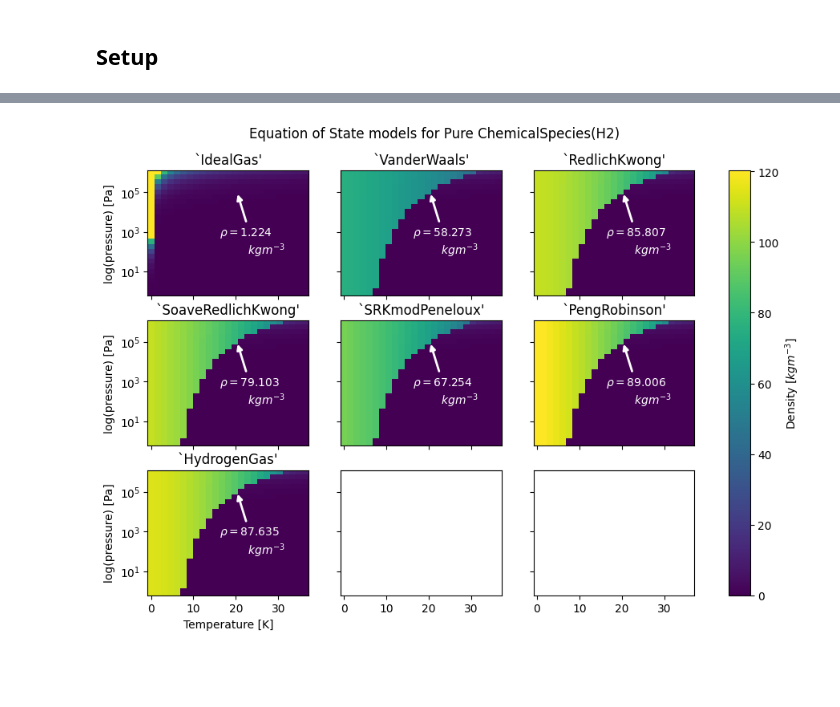
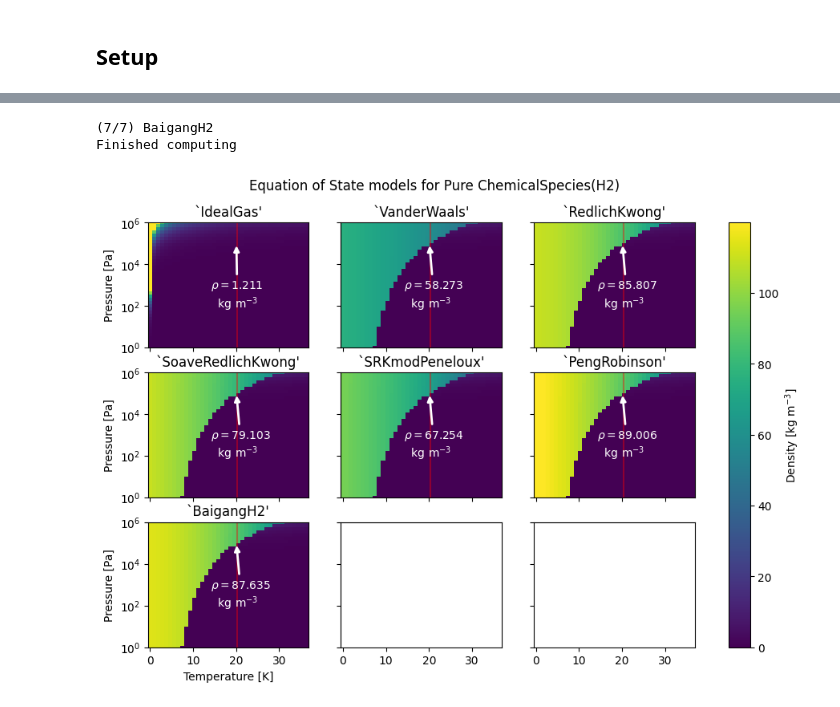
Before and after one commit to yaseen157/carpy, a Jupyter notebook: docs/source/demo/Equations of State.ipynb, the cells around one changed output, grey strips where cells are left out. Cells and saved outputs as stored; diff of their text form; code cells hidden in the pictures; blank space fills up the shorter version.

```diff
--- a/docs/source/demo/Equations of State.ipynb
+++ b/docs/source/demo/Equations of State.ipynb
@@ -66,46 +154,6 @@ Finished computing
-# %%
-# Figure parameters
-figwidth = 11
-ncols = 3
-aspect = 1.6
-dens_lo = 0
-dens_hi = max([np.percentile(v, 95) for (_, v) in dens_data.items()])
-
-# Create figure
-nrows = int(np.ceil(len(equations_of_state) / ncols))
-fig, axs = plt.subplots(ncols=ncols, nrows=nrows, sharex=True, sharey=True)
-fig.set_figwidth(figwidth)
-fig.set_figheight((figwidth / aspect) * (nrows / ncols))
-fig.suptitle(f"Equation of State models for Pure {pure_fluid}", x=0.45, y=0.96)
-
-# Prepare figure-wide colour map
-normaliser = colors.Normalize(dens_lo, dens_hi)
-cmap = plt.get_cmap("viridis")
-
-# Compute colourmap data
-for i, EOS in enumerate(equations_of_state):
-
-    ax = axs.flat[i]
-    ax.set_title(f"`{EOS.__name__}'")
-    ax.set_yscale("log")
-    ax.set_xlabel(f"Temperature [{T.u}]")
-    ax.set_ylabel(f"log(pressure) [{p.u}]")
-    ax.label_outer()
-
-    # Plot computed data
-    ax.pcolormesh(Tgrid, pgrid, dens_data[EOS], norm=normaliser)
-    ax.annotate(
-        text=f"$\\rho=${float(dens_poi[EOS]):.3f}\n\t${dens_poi[EOS].u}$",
-        xy=(species.hydrogen().T_boil, Quantity(1, "atm")),
-        xytext=((species.hydrogen().T_boil * 0.8, Quantity(1, "atm") / 50)),
-        va="top",
-        arrowprops={"arrowstyle": "-|>", "color": "white", "lw": 2},
-        c="white"
-    )
-
-im = cm.ScalarMappable(norm=normaliser, cmap=cmap)
-cbar = fig.colorbar(im, ax=list(axs.flatten()))
-cbar.set_label(f"Density [${dens_data[EOS].u}$]")
-plt.show()
-# %% [output]
-[figure, removed]
+# %%
+plot_density_maps(species.hydrogen())
+# %% [output]
+(7/7) BaigangH2
+Finished computing
+[figure, added]
```
Also changed, not shown: parts of 21 cells of this notebook, 5 other files.
